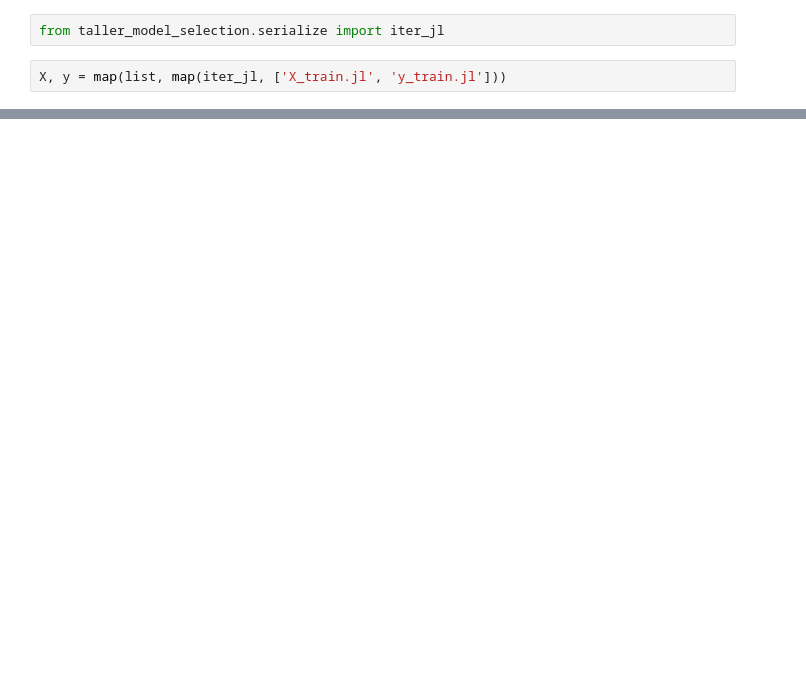
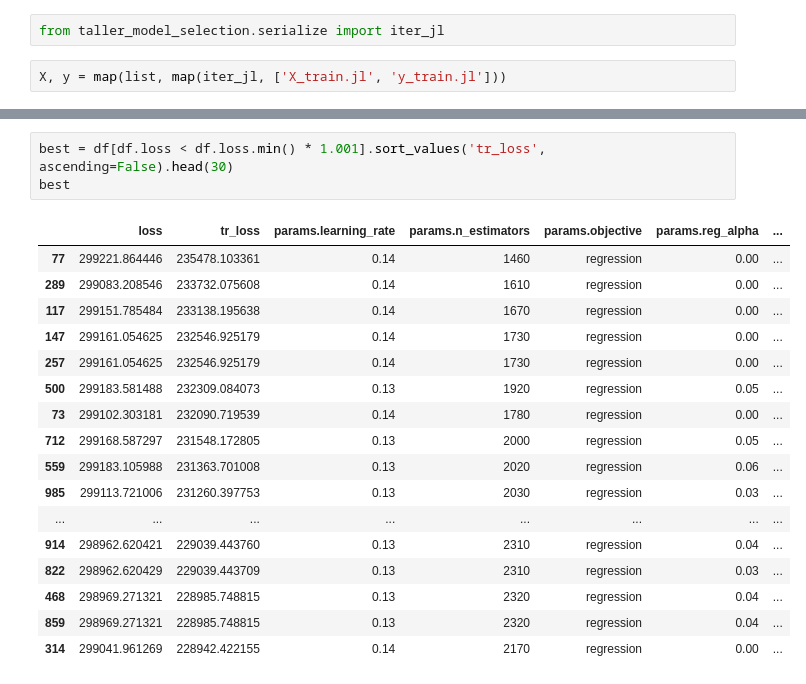
Before and after one commit to elsonidoq/ml-practico-2022, a Jupyter notebook: notebooks/taller-model-selection/03-model_selection.ipynb, the cells around one changed output, grey strips where cells are left out. Drawn from its saved outputs; the diff is of its cells as text; blank space fills up the shorter version.

```diff
--- a/notebooks/taller-model-selection/03-model_selection.ipynb
+++ b/notebooks/taller-model-selection/03-model_selection.ipynb
@@ -100,0 +194,21 @@ KeyError: 'status'
+# %%
+best = df[df.loss < df.loss.min() * 1.001].sort_values('tr_loss', ascending=False).head(30)
+best
+# %% [output]
+|  | loss | tr_loss | params.learning_rate | params.n_estimators | params.objective | params.reg_alpha | ... |
+| 77 | 299221.864446 | 235478.103361 | 0.14 | 1460 | regression | 0.00 | ... |
+| 289 | 299083.208546 | 233732.075608 | 0.14 | 1610 | regression | 0.00 | ... |
+| 117 | 299151.785484 | 233138.195638 | 0.14 | 1670 | regression | 0.00 | ... |
+| 147 | 299161.054625 | 232546.925179 | 0.14 | 1730 | regression | 0.00 | ... |
+| 257 | 299161.054625 | 232546.925179 | 0.14 | 1730 | regression | 0.00 | ... |
+| 500 | 299183.581488 | 232309.084073 | 0.13 | 1920 | regression | 0.05 | ... |
+| 73 | 299102.303181 | 232090.719539 | 0.14 | 1780 | regression | 0.00 | ... |
+| 712 | 299168.587297 | 231548.172805 | 0.13 | 2000 | regression | 0.05 | ... |
+| 559 | 299183.105988 | 231363.701008 | 0.13 | 2020 | regression | 0.06 | ... |
+| 985 | 299113.721006 | 231260.397753 | 0.13 | 2030 | regression | 0.03 | ... |
+| ... | ... | ... | ... | ... | ... | ... | ... |
+| 914 | 298962.620421 | 229039.443760 | 0.13 | 2310 | regression | 0.04 | ... |
+| 822 | 298962.620429 | 229039.443709 | 0.13 | 2310 | regression | 0.03 | ... |
+| 468 | 298969.271321 | 228985.748815 | 0.13 | 2320 | regression | 0.04 | ... |
+| 859 | 298969.271321 | 228985.748815 | 0.13 | 2320 | regression | 0.04 | ... |
+| 314 | 299041.961269 | 228942.422155 | 0.14 | 2170 | regression | 0.00 | ... |
```
Also changed, not shown: parts of 16 cells of this notebook.
